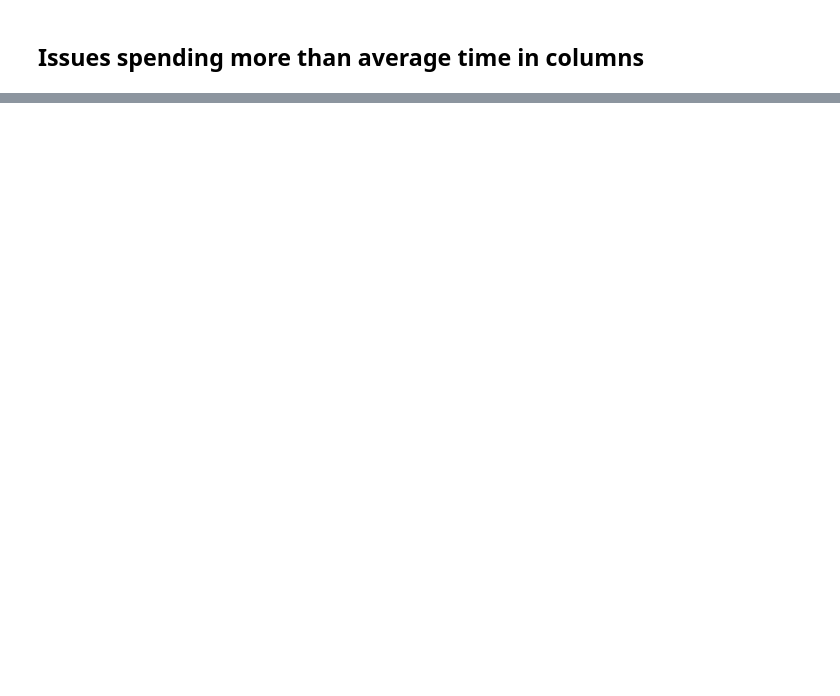
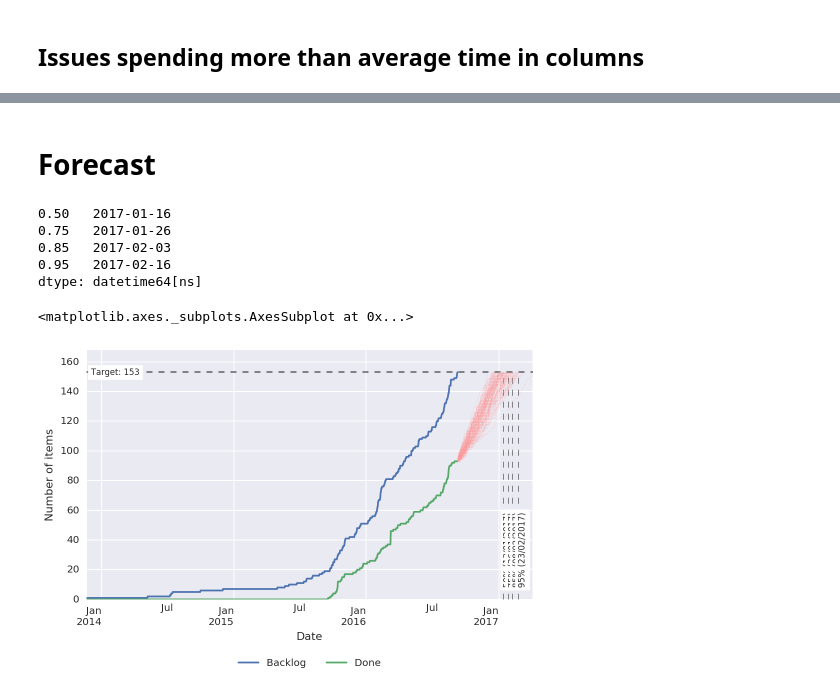
Before and after one commit to fikander/jira-adhoc-analysis, a Jupyter notebook: notebooks/sample.ipynb, the cells around one changed output, grey strips where cells are left out. Saved outputs shown, nothing was run; the diff lists cells and outputs as text; code cells hidden in the pictures; blank space fills up the shorter version.

Commit message:
forecast example in notebook

```diff
--- a/notebooks/sample.ipynb
+++ b/notebooks/sample.ipynb
@@ -21,12 +21,14 @@ verbose = False
 # Project configuration
 # Note: connection (domain, user, pass) can be set in .env file.
 #       Values specified in the configuration overwrite .env values.
-config_yaml = """
+connection_yaml = """
   connection:
     domain: http://ecosystem.atlassian.net
     username: __none__
     password: __none__
-
+    token:
+"""
+query_yaml = """
   criteria:
     project: AC
     issue types:
@@ -41,12 +43,14 @@ config_yaml = """
 
     jql: |
       created > -360d OR resolved > -360d
-
+"""
+attributes_yaml = """
   attributes:
     priority: Priority
     components: Component/s
     story_points: Story Points
-
+"""
+workflow_yaml = """
   workflow:
     Backlog:
       - Open
@@ -63,4 +67,4 @@ config_yaml = """
 # Fetch data from JIRA based on above configuration
 # %%
 # This can take some time. Set verbose to True to get some progress feedback.
-q, cycle_data = tools.calc_cycle_data(config_yaml, verbose)
+q, cycle_data = tools.calc_cycle_data(connection_yaml + query_yaml + attributes_yaml + workflow_yaml, verbose)
@@ -169,0 +176,24 @@ BACKLOG: average: 104 days 09:29:13.216454
+# %% [markdown]
+# Forecast
+# %%
+import datetime as dt
+cfd_data = q.cfd(cycle_data)
+throughput_data = q.throughput_data(cycle_data)
+
+# use last 60 days of throughput data only
+throughput_data_sliced = throughput_data.loc[throughput_data.index > dt.datetime.now() - dt.timedelta(days=60)]
+burnup_forecast = q.burnup_forecast(cfd_data, throughput_data_sliced)
+
+print(burnup_forecast)
+# %% [output]
+0.50   2017-01-16
+0.75   2017-01-26
+0.85   2017-02-03
+0.95   2017-02-16
+dtype: datetime64[ns]
+# %%
+from jira_cycle_extract import charting
+charting.burnup_forecast(cfd_data, throughput_data_sliced)
+# %% [output]
+<matplotlib.axes._subplots.AxesSubplot at 0x...>
+[figure, added]
```
Also changed, not shown: parts of 4 cells of this notebook.
